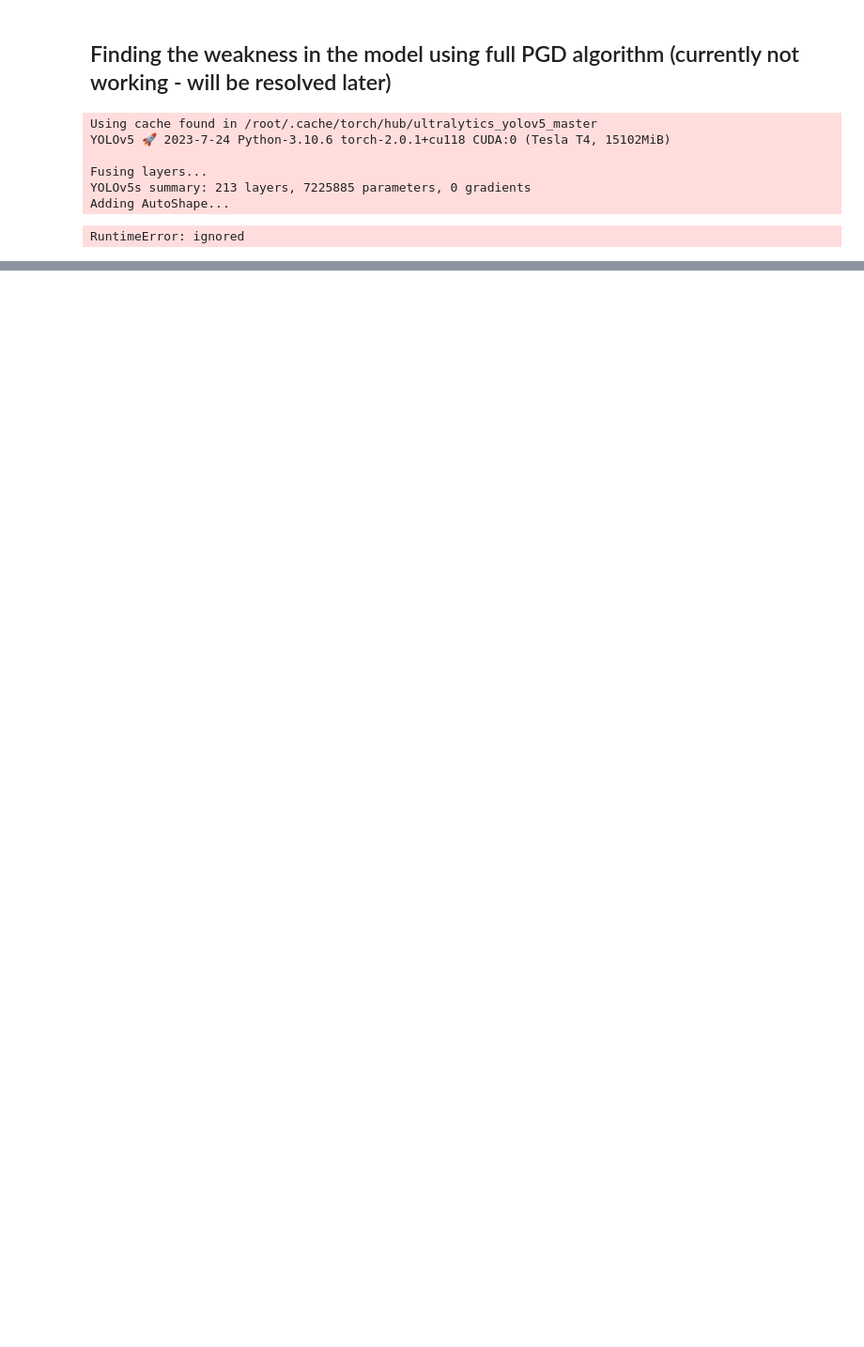
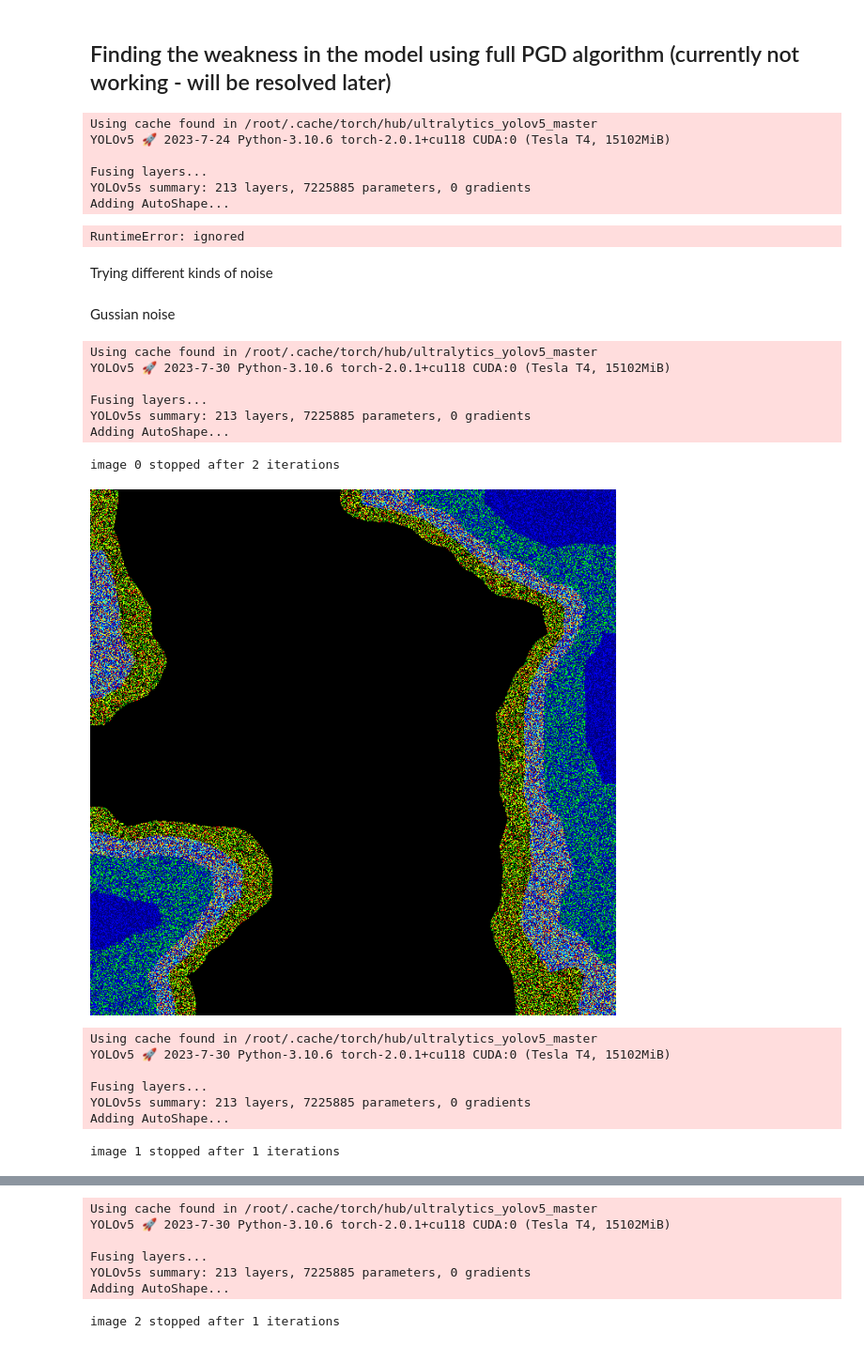
Before and after one commit to YoniTint/trust-ai-project, a Jupyter notebook: trustuworth_ml_project.ipynb, the cells around one changed output, grey strips where cells are left out. Shown at 94% size. Drawn from its saved outputs; the diff is of its cells as text; code cells hidden in the pictures; blank space fills up the shorter version.

Commit message:
added gaussian noise

```diff
--- a/trustuworth_ml_project.ipynb
+++ b/trustuworth_ml_project.ipynb
@@ -462,3 +489,65 @@ Fusing layers...
 YOLOv5s summary: 213 layers, 7225885 parameters, 0 gradients
 Adding AutoShape...
 RuntimeError: ignored
+# %% [markdown]
+Trying different kinds of noise
+# %% [markdown]
+Gussian noise
+# %%
+from google.colab.patches import cv2_imshow
+outputs_folder = r"/content/drive/MyDrive/Colab Notebooks/trustworthy_ml/data/data/celeba/img_align_celeba/img_align_celeba/outputs"
+
+for index in range(0, NM_IMGS):
+    image_as_tensor, rgb_img, img = preprocess_image(IMG_PATH, is_local_image=True, nm_imgs=NM_IMGS, index=index, metadata_df=df)
+
+    model, target_layers = load_model('ultralytics/yolov5', 'yolov5s')
+
+    image_with_bboxes = add_bboxes_to_image(model, rgb_img)
+
+    grad_cam_activated_image, activated_image_heatmap = activate_grad_cam_on_image(model, target_layers, image_as_tensor, img)
+
+    max_iter = 10
+    delta = torch.zeros(img.shape[0], img.shape[1], 3, dtype=torch.float64)
+    for i in range(max_iter):
+      eps = 1e-5
+      mean = 0
+      sigma = 0.01
+      noise = torch.tensor(np.random.normal(mean, sigma, (img.shape[0],img.shape[1],3))) * 255
+      delta = torch.clamp(noise, noise-eps, noise + eps)
+
+      delta[np.where(activated_image_heatmap == 0)] = 0
+      delta_img = cv2.applyColorMap(np.uint8(delta), colormap)
+      delta_img[np.where(activated_image_heatmap == 0)] = 0
+
+      img = cv2.imread(IMG_PATH + '/' + df.sample(NM_IMGS)["image_id"].values[index])
+      img = cv2.resize(img, (640, 640))
+      rgb_img = img.copy()
+      noisy = rgb_img + delta_img
+      noisy = np.clip(noisy, 0, 255)
+
+      # give predictions on noisy image
+      results = model([noisy])
+      boxes, colors, names = parse_detections(results)
+      detections = draw_detections(boxes, colors, names, noisy.copy())
+      Image.fromarray(detections)
+      if (len(boxes) == 0) or (not 'person' in names):
+        cv2.imwrite(f"{outputs_folder}/gaussian_img_{index}.png", detections)
+        print(f'image {index} stopped after {i+1} iterations')
+        cv2_imshow(delta_img)
+        break
+# %% [output]
+Using cache found in /root/.cache/torch/hub/ultralytics_yolov5_master
+YOLOv5 🚀 2023-7-30 Python-3.10.6 torch-2.0.1+cu118 CUDA:0 (Tesla T4, 15102MiB)
+
+Fusing layers...
+YOLOv5s summary: 213 layers, 7225885 parameters, 0 gradients
+Adding AutoShape...
+image 0 stopped after 2 iterations
+[figure, added]
+Using cache found in /root/.cache/torch/hub/ultralytics_yolov5_master
+YOLOv5 🚀 2023-7-30 Python-3.10.6 torch-2.0.1+cu118 CUDA:0 (Tesla T4, 15102MiB)
+
+Fusing layers...
+YOLOv5s summary: 213 layers, 7225885 parameters, 0 gradients
+Adding AutoShape...
+image 1 stopped after 1 iterations
@@ -464,0 +555,7 @@ RuntimeError: ignored
+Using cache found in /root/.cache/torch/hub/ultralytics_yolov5_master
+YOLOv5 🚀 2023-7-30 Python-3.10.6 torch-2.0.1+cu118 CUDA:0 (Tesla T4, 15102MiB)
+
+Fusing layers...
+YOLOv5s summary: 213 layers, 7225885 parameters, 0 gradients
+Adding AutoShape...
+image 2 stopped after 1 iterations
```
Also changed, not shown: parts of 9 cells of this notebook.
